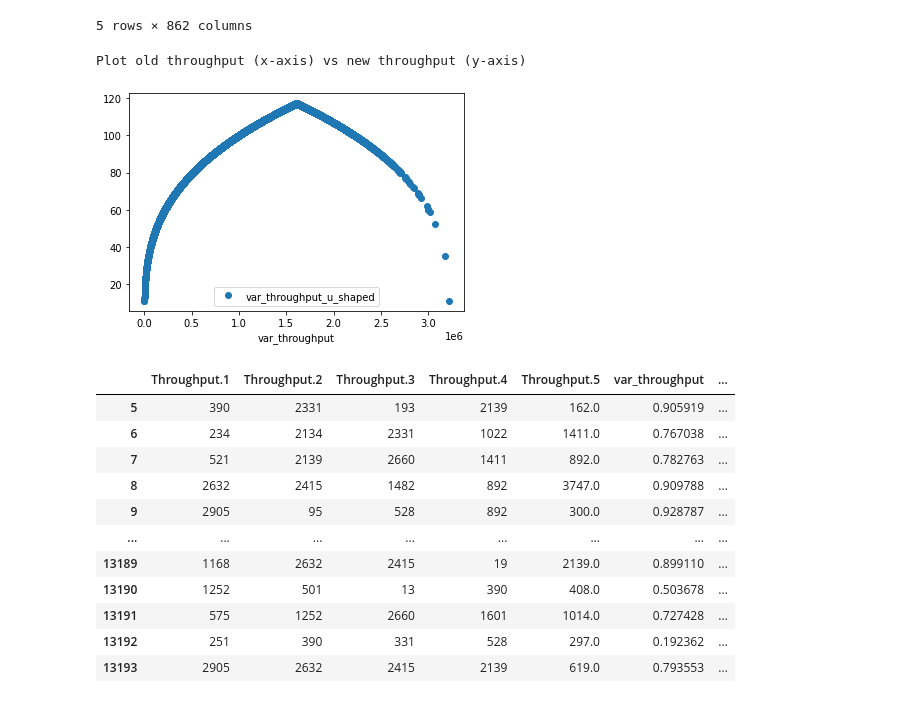
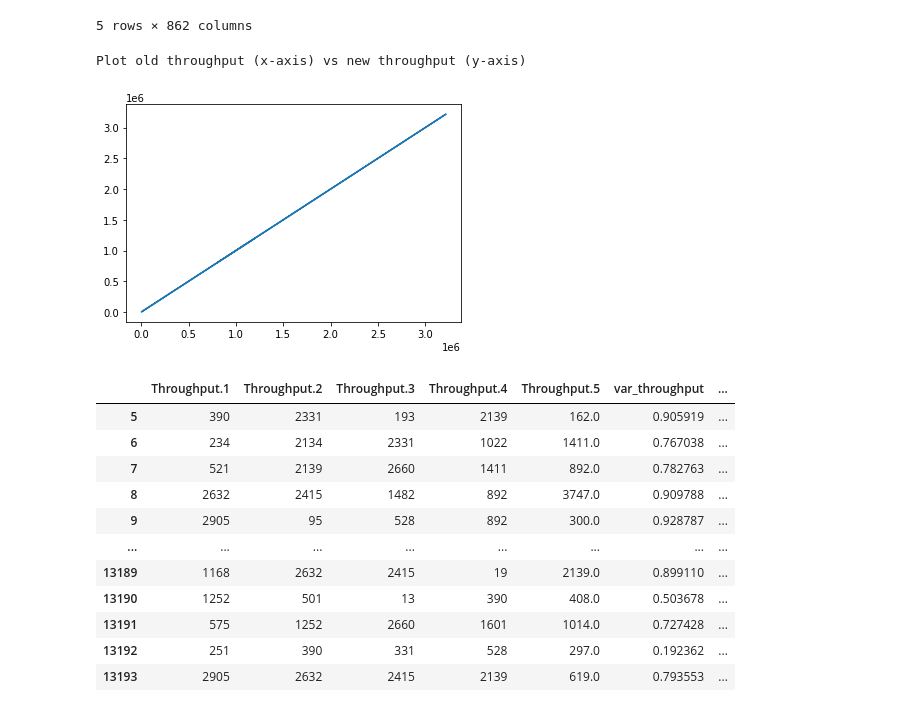
Before and after one commit to quarbby/diplomacy-betrayal, a Jupyter notebook: pipeline-onehot.ipynb, the cells around one changed output. Cells and saved outputs as stored; diff of their text form; code cells hidden in the pictures.

```diff
--- a/pipeline-onehot.ipynb
+++ b/pipeline-onehot.ipynb
@@ -42,36 +44,39 @@ df.head()
 | 8 | 15 | 3XU9MCX6VOC4P079IHIO9TCNYLGR2P | Game1-italy-germany | Train | Game1-italy-germany-9 | 121 | ... |
 | 9 | 16 | 3FVBZG9CLJEK4WQS7P2GC1H2EEQH0Q | Game1-italy-germany | Train | Game1-italy-germany-9 | 121 | ... |
 5 rows × 862 columns
+# %%
+# # Throughput (weighted by variance)
+df_throughput = df[['Throughput.1', 'Throughput.2', 'Throughput.3', 'Throughput.4', 'Throughput.5']].copy()
+df_throughput['var_throughput'] = df_throughput.var(axis=1)
+print("Plot old throughput (x-axis) vs new throughput (y-axis)")
+plt.plot(df_throughput['var_throughput'], df_throughput['var_throughput'])
+df_throughput['var_throughput'] = df_throughput['var_throughput'] / df_throughput['var_throughput'].max()
+# %% [output]
+Plot old throughput (x-axis) vs new throughput (y-axis)
+[figure, added]
 # %%
-# # Throughput (weighted by variance)
+# Throughput (weighted by inverted V-shape variance)
 # df_throughput = df[['Throughput.1', 'Throughput.2', 'Throughput.3', 'Throughput.4', 'Throughput.5']].copy()
 # df_throughput['var_throughput'] = df_throughput.var(axis=1)
+# max_val = df_throughput['var_throughput'].max()
+# min_val = df_throughput['var_throughput'].min()
+# tp_mid = ((max_val - min_val) // 2) + min_val
+# tp_to_list = df_throughput['var_throughput'].tolist()
+
+# amount_of_curve = 3
+
+# u_shaped_variance = []
+# for each in tp_to_list:
+#     if each > tp_mid:
+#         u_shaped_variance.append((2*tp_mid - each)**(1/amount_of_curve))
+#     else:
+#         u_shaped_variance.append(each**(1/amount_of_curve))
+
+# df_throughput['var_throughput_u_shaped'] = u_shaped_variance
 # print("Plot old throughput (x-axis) vs new throughput (y-axis)")
-# plt.plot(df_throughput['var_throughput'], df_throughput['var_throughput'])
-# df_throughput['var_throughput'] = df_throughput['var_throughput'] / df_throughput['var_throughput'].max()
-
-# Throughput (weighted by inverted V-shape variance)
-df_throughput = df[['Throughput.1', 'Throughput.2', 'Throughput.3', 'Throughput.4', 'Throughput.5']].copy()
-df_throughput['var_throughput'] = df_throughput.var(axis=1)
-max_val = df_throughput['var_throughput'].max()
-min_val = df_throughput['var_throughput'].min()
-tp_mid = ((max_val - min_val) // 2) + min_val
-tp_to_list = df_throughput['var_throughput'].tolist()
-
-amount_of_curve = 3
-
-u_shaped_variance = []
-for each in tp_to_list:
-    if each > tp_mid:
-        u_shaped_variance.append((2*tp_mid - each)**(1/amount_of_curve))
-    else:
-        u_shaped_variance.append(each**(1/amount_of_curve))
-
-df_throughput['var_throughput_u_shaped'] = u_shaped_variance
-print("Plot old throughput (x-axis) vs new throughput (y-axis)")
-df_throughput.plot(x='var_throughput', y='var_throughput_u_shaped', style='o')
-df_throughput['var_throughput_u_shaped'] = df_throughput['var_throughput_u_shaped'] / df_throughput['var_throughput_u_shaped'].max()
-df_throughput = df_throughput.assign(var_throughput=df_throughput['var_throughput_u_shaped'])
+# df_throughput.plot(x='var_throughput', y='var_throughput_u_shaped', style='o')
+# df_throughput['var_throughput_u_shaped'] = df_throughput['var_throughput_u_shaped'] / df_throughput['var_throughput_u_shaped'].max()
+# df_throughput = df_throughput.assign(var_throughput=df_throughput['var_throughput_u_shaped'])
 
 # WorkTime (weighted by variance)
 df_worktime = df[['WorkTime.1', 'WorkTime.2', 'WorkTime.3', 'WorkTime.4', 'WorkTime.5']].copy()
@@ -80,9 +85,6 @@ df_worktime['var_worktime'] = df_worktime['var_worktime'] / df_worktime['var_wor
 
 # Percentage Agreement
 df_agreement = df[['Answer.1gamemove.yes_pc_agree', 'Answer.2reasoning.yes_pc_agree', 'Answer.4shareinformation.yes_pc_agree', 'Answer.3rapport.yes_pc_agree']]
-# %% [output]
-Plot old throughput (x-axis) vs new throughput (y-axis)
-[figure, removed]
 # %%
 df_throughput
 # %% [output]
```
Also changed, not shown: parts of 19 cells of this notebook, 3 other files.
